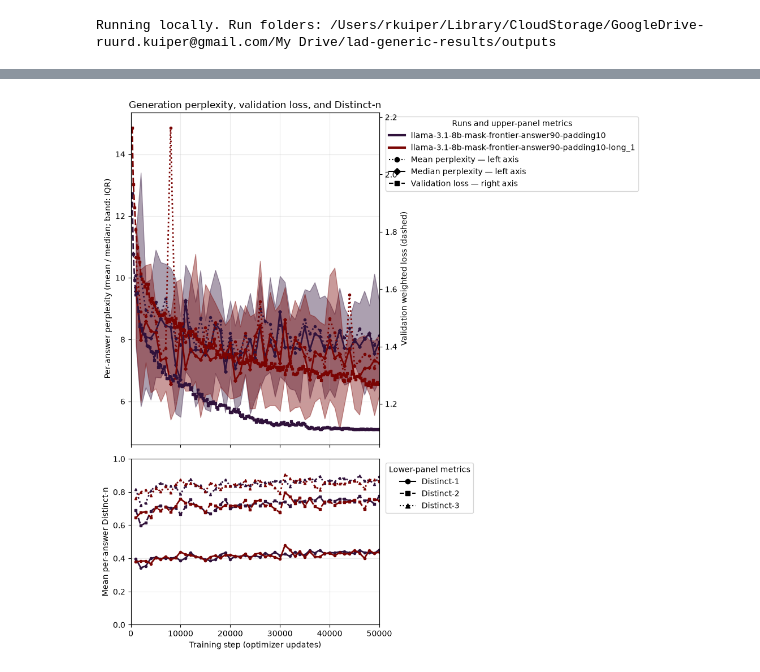
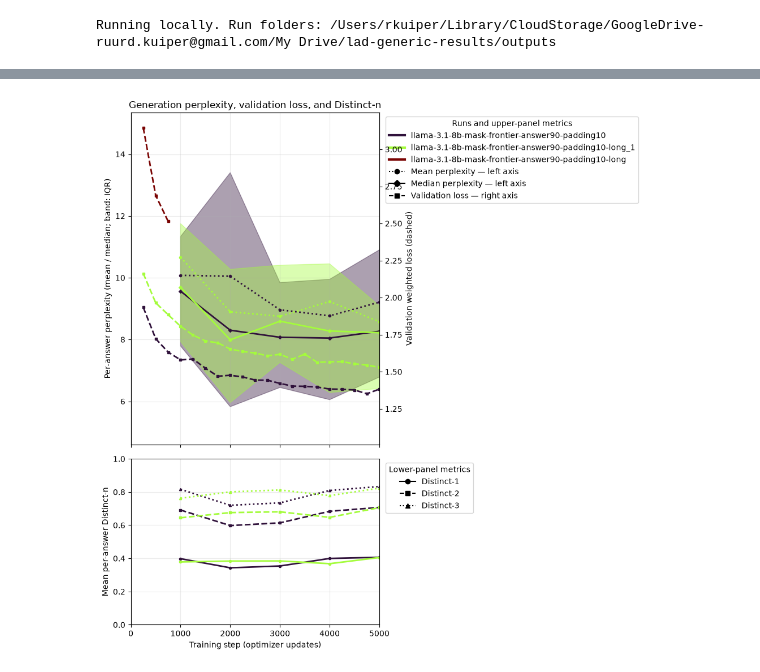
Before and after one commit to RuurdKuiper/lad-generic, a Jupyter notebook: notebooks/lad-generic-generation-perplexity.ipynb, the cells around one changed output, grey strips where cells are left out. Drawn from its saved outputs; the diff is of its cells as text; code cells hidden in the pictures.

```diff
--- a/notebooks/lad-generic-generation-perplexity.ipynb
+++ b/notebooks/lad-generic-generation-perplexity.ipynb
@@ -55,6 +55,7 @@ RUN_NAMES = [
     # "llama-3.1-8b-mask-frontier-all-tokens",
     "llama-3.1-8b-mask-frontier-answer90-padding10",
     "llama-3.1-8b-mask-frontier-answer90-padding10-long_1",
+    "llama-3.1-8b-mask-frontier-answer90-padding10-long",
     # "gemma-2-9b-mask-frontier-answer90-padding10",
 ]
 BASE_DIR = DEFAULT_BASE_DIR
@@ -277,32 +280,32 @@ if LOG_VALIDATION_LOSS:
     loss_ax.set_yscale("log", nonpositive="mask")  # Zero loss has no finite log value.
 ax.set(title="Generation perplexity, validation loss, and Distinct-n",
        ylabel="Per-answer perplexity (mean / median; band: IQR)")
 loss_ax.set_ylabel("Validation weighted loss (dashed)")
 ax.grid(True, alpha=0.25)
 distinct_ax.set(
     xlabel="Training step (optimizer updates)",
     ylabel="Mean per-answer Distinct-n",
 )
 distinct_ax.set_ylim(0, 1)
 distinct_ax.grid(True, alpha=0.25)
 legend_handles.extend([
     Line2D([], [], color="black", linestyle=":", marker="o", label="Mean perplexity — left axis"),
     Line2D([], [], color="black", linestyle="-", marker="D", label="Median perplexity — left axis"),
     Line2D([], [], color="black", linestyle="--", marker="s", label="Validation loss — right axis"),
 ])
 ax.legend(handles=legend_handles, title="Runs and upper-panel metrics",
           bbox_to_anchor=(1.01, 1), loc="upper left")
 distinct_ax.legend(handles=[
     Line2D([], [], color="black", linestyle="-", marker="o", label="Distinct-1"),
     Line2D([], [], color="black", linestyle="--", marker="s", label="Distinct-2"),
     Line2D([], [], color="black", linestyle=":", marker="^", label="Distinct-3"),
 ], title="Lower-panel metrics", bbox_to_anchor=(1.01, 1), loc="upper left")
 
-distinct_ax.set_xlim(0, 50_000)
+distinct_ax.set_xlim(0, 5_000)
 fig.tight_layout(rect=(0, 0, 0.82, 1))
 plt.show()
 
 # Optional: save the displayed figure to Drive.
 # fig.savefig(BASE_DIR.parent / "generation-quality-comparison.png", dpi=200, bbox_inches="tight")
 # %% [output]
-[figure, old version]
+[figure, new version]
```
Also changed, not shown: parts of 1 cell of this notebook, 1 other file.
